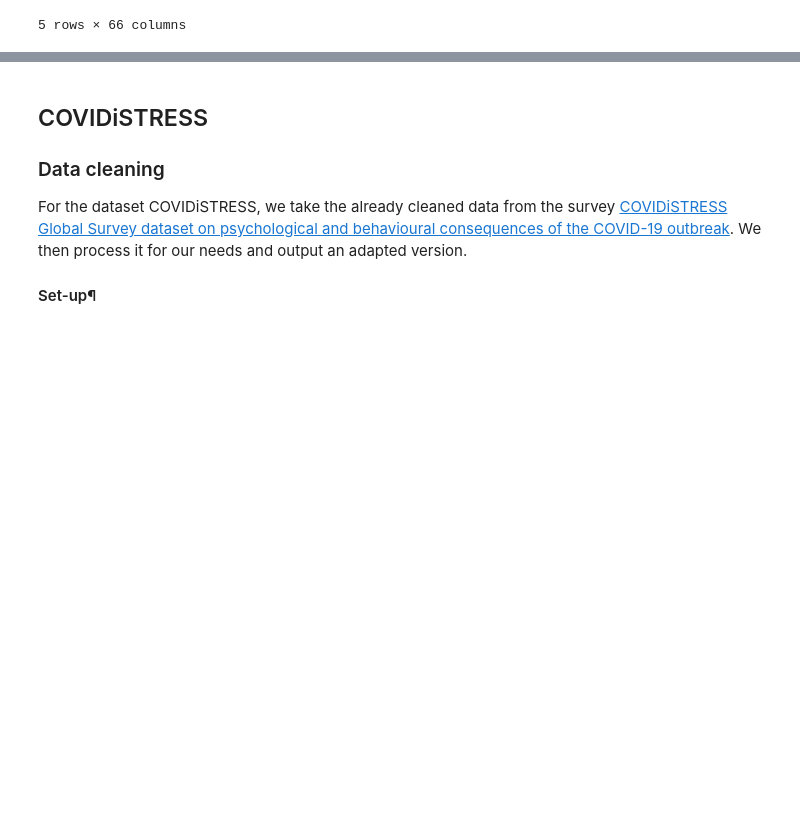
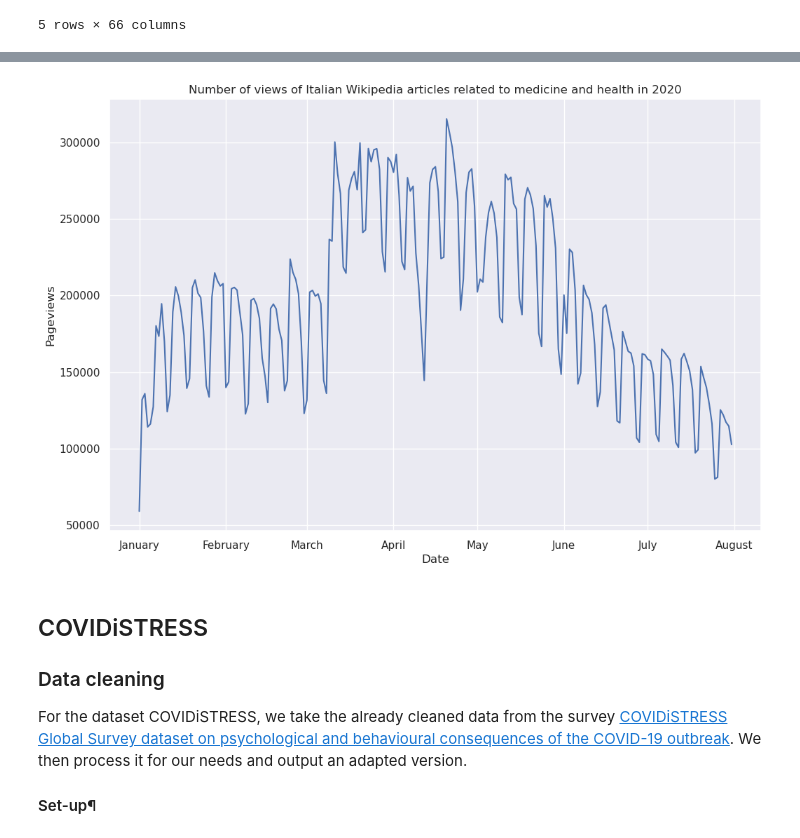
Before and after one commit to epfl-ada/ada-2022-project-adamsleg, a Jupyter notebook: main.ipynb, the cells around one changed output, grey strips where cells are left out. Drawn from its saved outputs; the diff is of its cells as text; code cells hidden in the pictures; blank space fills up the shorter version.

```diff
--- a/main.ipynb
+++ b/main.ipynb
@@ -107,4 +176,24 @@ pd.DataFrame.from_dict(STEM_medicineandhealth)
 943 rows × 3 columns
+# %%
+def cumulative_sum(arr):
+    new_arr = [0]
+    s = 0
+    for i, x in enumerate(arr):
+        s += x
+        new_arr.append(x + new_arr[i])
+    return new_arr
+
+# plot
+fig, ax = plt.subplots()
+ax.plot(STEM_medicine_and_health.index[730:], STEM_medicine_and_health['sum'][730:])
+ax.set_xticks(cumulative_sum(days[:7]), ['January', 'February', 'March', 'April', 'May', 'June', 'July', 'August'])
+ax.set_title('Number of views of Italian Wikipedia articles related to medicine and health in 2020')
+ax.set_ylabel('Pageviews')
+ax.set_xlabel('Date')
+
+plt.show()
+# %% [output]
+[figure, added]
 # %% [markdown]
 ## COVIDiSTRESS
 ### Data cleaning
```
Also changed, not shown: parts of 17 cells of this notebook.
